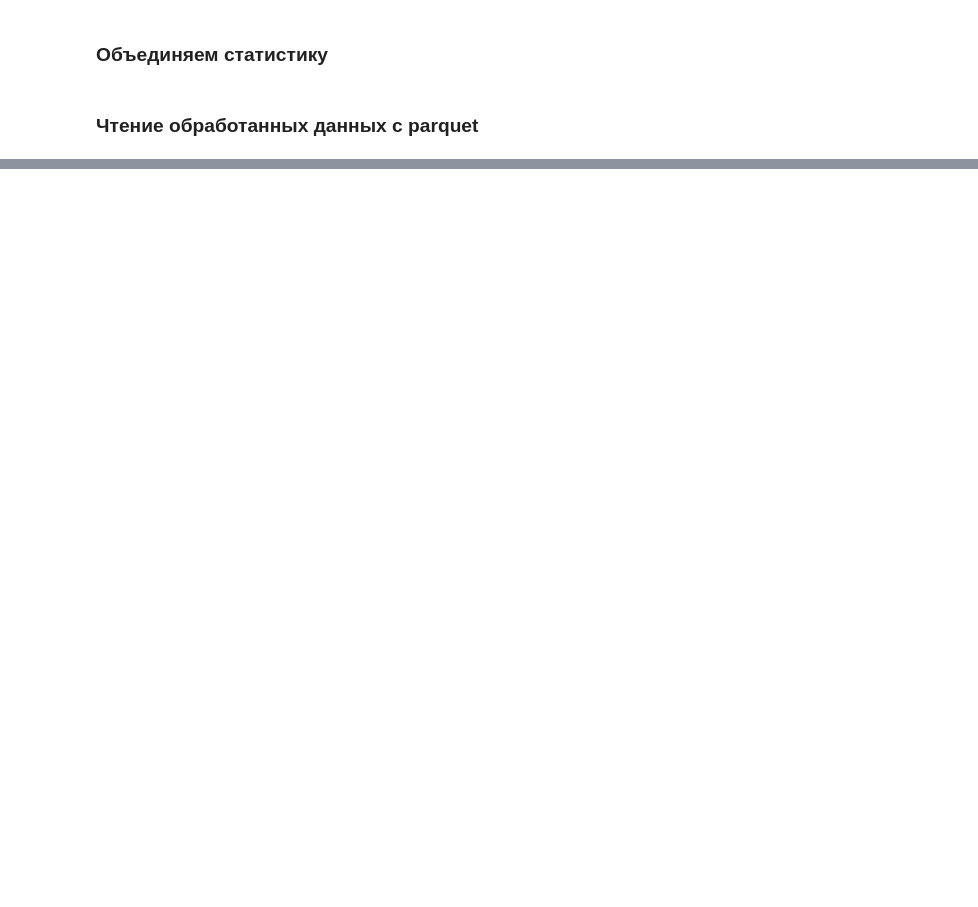
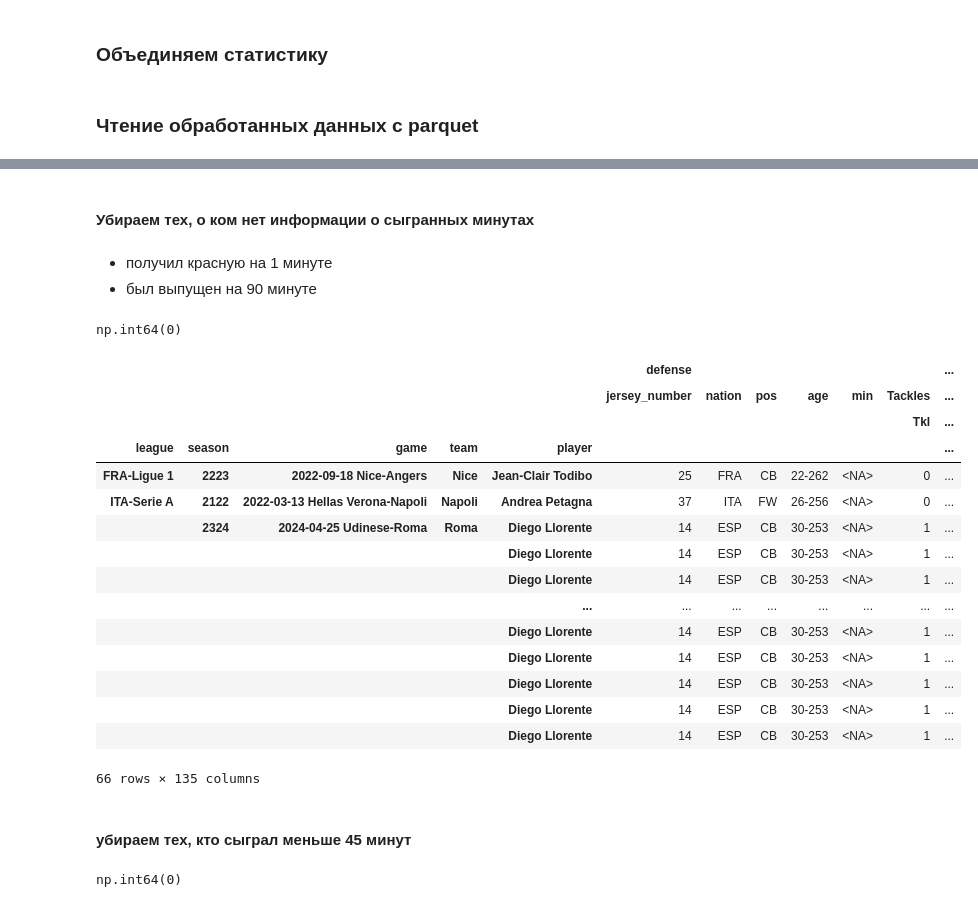
Before and after one commit to goryachev-maxim2003/football_diploma, a Jupyter notebook: football.ipynb, the cells around one changed output, grey strips where cells are left out. Cells and saved outputs as stored; diff of their text form; code cells hidden in the pictures; blank space fills up the shorter version.

```diff
--- a/football.ipynb
+++ b/football.ipynb
@@ -558,0 +551,3 @@ df = pd.read_parquet('data/players_statistics_passing.parquet')
+# %%
+merged = pd.read_parquet('processed_data/merged.parquet')
+schedule = pd.read_parquet('processed_data/schedule.parquet')
@@ -558,0 +575,28 @@ df = pd.read_parquet('data/players_statistics_passing.parquet')
+# %% [markdown]
+#### Убираем тех, о ком нет информации о сыгранных минутах
+# %% [markdown]
+ - получил красную на 1 минуте
+ - был выпущен на 90 минуте
+# %%
+merged.loc[:, ('summary', 'min', '')].isna().sum()
+# %% [output]
+np.int64(0)
+# %%
+merged[merged.loc[:, ('summary', 'min', '')].isna()]
+# %% [output]
+|  |  |  |  |  | defense |  |  |  |  |  | ... |
+|  |  |  |  |  | jersey_number | nation | pos | age | min | Tackles | ... |
+|  |  |  |  |  |  |  |  |  |  | Tkl | ... |
+| league | season | game | team | player |  |  |  |  |  |  | ... |
+| FRA-Ligue 1 | 2223 | 2022-09-18 Nice-Angers | Nice | Jean-Clair Todibo | 25 | FRA | CB | 22-262 | <NA> | 0 | ... |
+| ITA-Serie A | 2122 | 2022-03-13 Hellas Verona-Napoli | Napoli | Andrea Petagna | 37 | ITA | FW | 26-256 | <NA> | 0 | ... |
+|  | 2324 | 2024-04-25 Udinese-Roma | Roma | Diego Llorente | 14 | ESP | CB | 30-253 | <NA> | 1 | ... |
+|  |  |  |  | Diego Llorente | 14 | ESP | CB | 30-253 | <NA> | 1 | ... |
+|  |  |  |  | Diego Llorente | 14 | ESP | CB | 30-253 | <NA> | 1 | ... |
+|  |  |  |  | ... | ... | ... | ... | ... | ... | ... | ... |
+|  |  |  |  | Diego Llorente | 14 | ESP | CB | 30-253 | <NA> | 1 | ... |
+|  |  |  |  | Diego Llorente | 14 | ESP | CB | 30-253 | <NA> | 1 | ... |
+|  |  |  |  | Diego Llorente | 14 | ESP | CB | 30-253 | <NA> | 1 | ... |
+|  |  |  |  | Diego Llorente | 14 | ESP | CB | 30-253 | <NA> | 1 | ... |
+|  |  |  |  | Diego Llorente | 14 | ESP | CB | 30-253 | <NA> | 1 | ... |
+66 rows × 135 columns
@@ -558,0 +609,7 @@ df = pd.read_parquet('data/players_statistics_passing.parquet')
+# %% [markdown]
+#### убираем тех, кто сыграл меньше 45 минут
+# %%
+# сколько тех, кто сыграл меньше 45 минут
+(merged.loc[:, ('summary', 'min', '')] <= 45).sum()
+# %% [output]
+np.int64(0)
```
Also changed, not shown: parts of 72 cells of this notebook, 6 other files.
